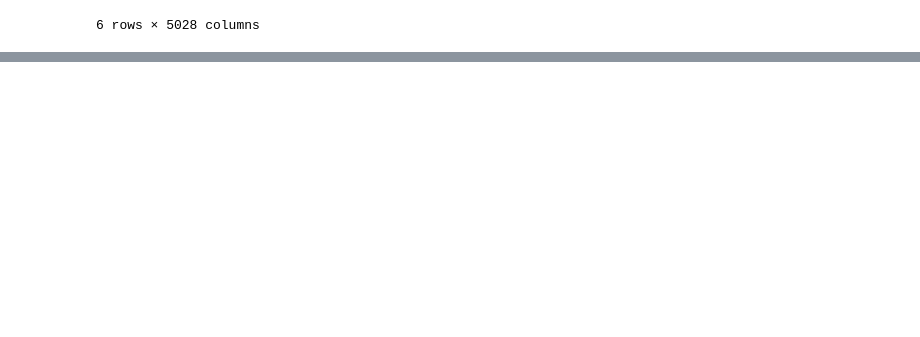
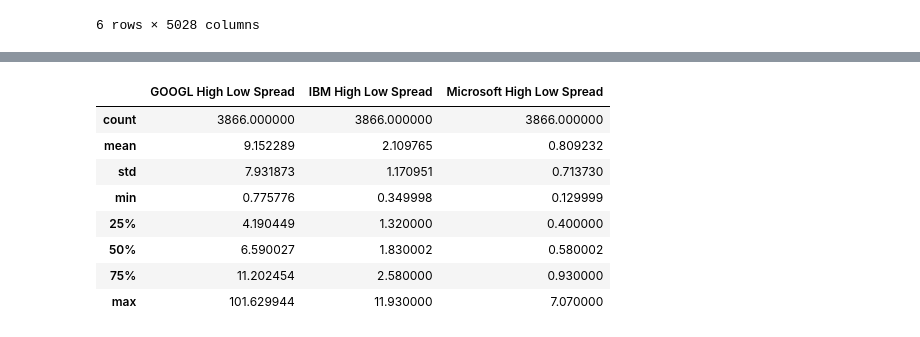
Before and after one commit to onionmccabbage/pythonDataAnalysisAug2021, a Jupyter notebook: UsingPandas.ipynb, the cells around one changed output, grey strips where cells are left out. Drawn from its saved outputs; the diff is of its cells as text; code cells hidden in the pictures; blank space fills up the shorter version.

```diff
--- a/UsingPandas.ipynb
+++ b/UsingPandas.ipynb
@@ -75,0 +100,21 @@ msft_1
+# %%
+# Mini challence: Make a NEW DataFrame, then populate it with
+# a column for GOOGL High-Low values (calculated)
+# a column for IBM High-Low values
+# a column for MSFT High-Low values
+three_stocks = pd.DataFrame()
+three_stocks['GOOGL High Low Spread'] = googl['High']-googl['Low']
+three_stocks['IBM High Low Spread'] = ibm['High']-ibm['Low']
+three_stocks['Microsoft High Low Spread'] = msft['High']-msft['Low']
+three_stocks # which has highest MAX high low spread?
+three_stocks.describe()
+# %% [output]
+|  | GOOGL High Low Spread | IBM High Low Spread | Microsoft High Low Spread |
+| count | 3866.000000 | 3866.000000 | 3866.000000 |
+| mean | 9.152289 | 2.109765 | 0.809232 |
+| std | 7.931873 | 1.170951 | 0.713730 |
+| min | 0.775776 | 0.349998 | 0.129999 |
+| 25% | 4.190449 | 1.320000 | 0.400000 |
+| 50% | 6.590027 | 1.830002 | 0.580002 |
+| 75% | 11.202454 | 2.580000 | 0.930000 |
+| max | 101.629944 | 11.930000 | 7.070000 |
```
Also changed, not shown: parts of 4 cells of this notebook, 1 other file.
